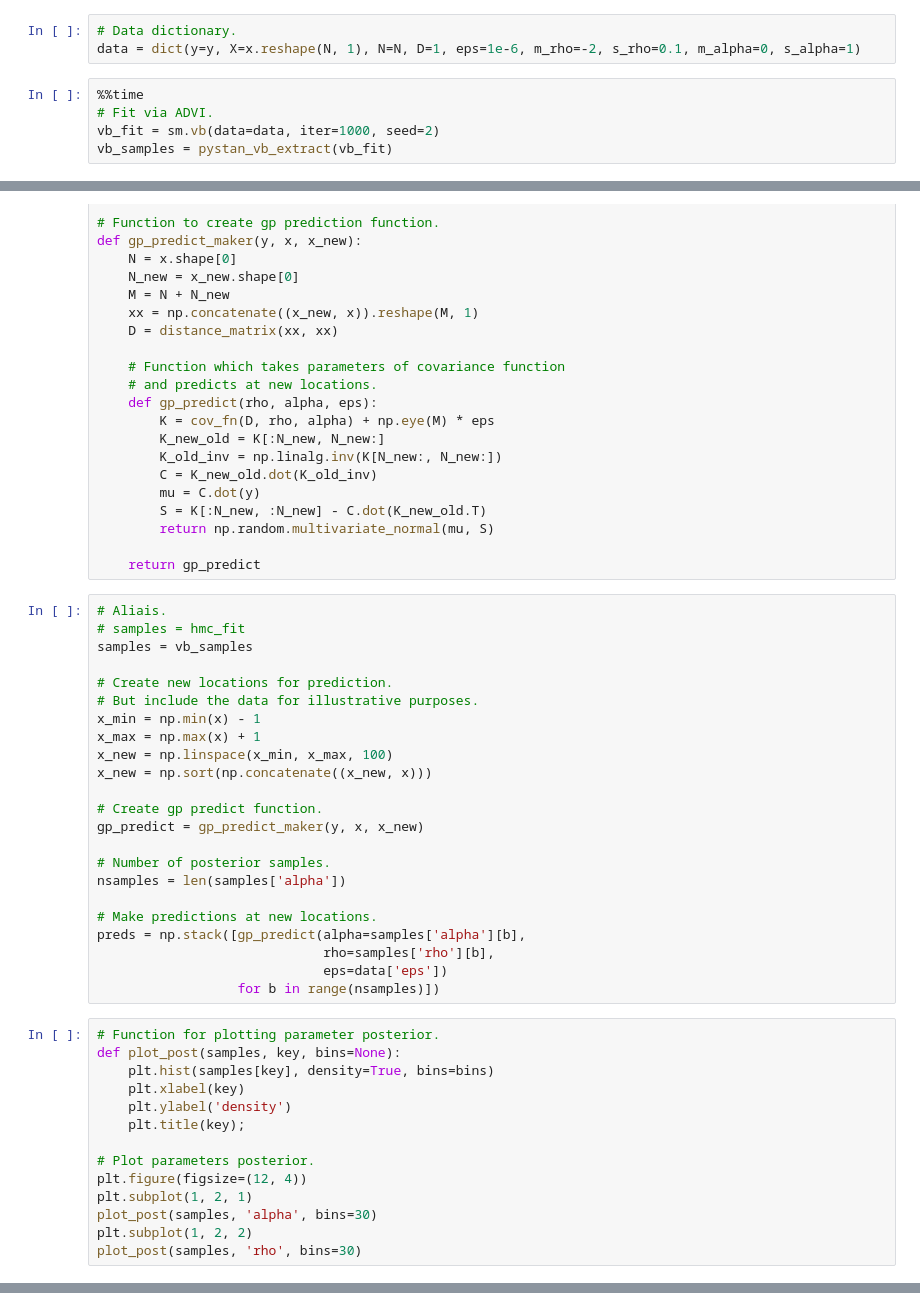
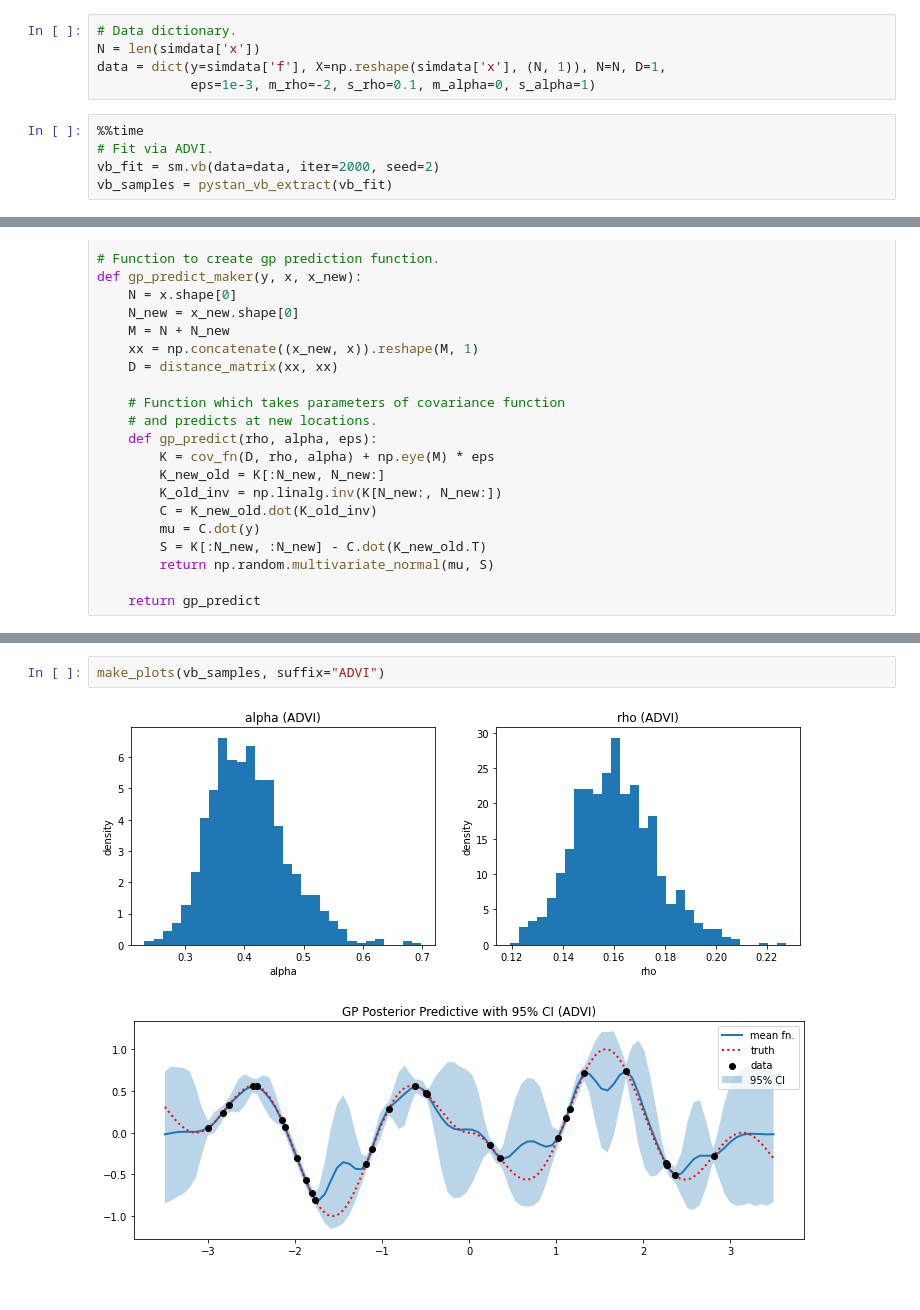
Before and after one commit to luiarthur/TuringBnpBenchmarks, a Jupyter notebook: src/gp/notebooks/gp_stan.ipynb, the cells around one changed output, grey strips where cells are left out. Cells and saved outputs as stored; diff of their text form.

```diff
--- a/src/gp/notebooks/gp_stan.ipynb
+++ b/src/gp/notebooks/gp_stan.ipynb
@@ -104,10 +94,12 @@ plt.legend();
 # %%
 # Data dictionary.
-data = dict(y=y, X=x.reshape(N, 1), N=N, D=1, eps=1e-6, m_rho=-2, s_rho=0.1, m_alpha=0, s_alpha=1)
+N = len(simdata['x'])
+data = dict(y=simdata['f'], X=np.reshape(simdata['x'], (N, 1)), N=N, D=1,
+            eps=1e-3, m_rho=-2, s_rho=0.1, m_alpha=0, s_alpha=1)
 # %%
 %%time
 # Fit via ADVI.
-vb_fit = sm.vb(data=data, iter=1000, seed=2)
+vb_fit = sm.vb(data=data, iter=2000, seed=2)
 vb_samples = pystan_vb_extract(vb_fit)
 # %% [output]
 WARNING:pystan:Automatic Differentiation Variational Inference (ADVI) is an EXPERIMENTAL ALGORITHM.
@@ -144,40 +148,3 @@ def gp_predict_maker(y, x, x_new):
         return np.random.multivariate_normal(mu, S)
 
     return gp_predict
-# %%
-# Aliais.
-# samples = hmc_fit
-samples = vb_samples
-
-# Create new locations for prediction.
-# But include the data for illustrative purposes.
-x_min = np.min(x) - 1
-x_max = np.max(x) + 1
-x_new = np.linspace(x_min, x_max, 100)
-x_new = np.sort(np.concatenate((x_new, x)))
-
-# Create gp predict function.
-gp_predict = gp_predict_maker(y, x, x_new)
-
-# Number of posterior samples.
-nsamples = len(samples['alpha'])
-
-# Make predictions at new locations.
-preds = np.stack([gp_predict(alpha=samples['alpha'][b],
-                             rho=samples['rho'][b],
-                             eps=data['eps'])
-                  for b in range(nsamples)])
-# %%
-# Function for plotting parameter posterior.
-def plot_post(samples, key, bins=None):
-    plt.hist(samples[key], density=True, bins=bins)
-    plt.xlabel(key)
-    plt.ylabel('density')
-    plt.title(key);
-
-# Plot parameters posterior.
-plt.figure(figsize=(12, 4))
-plt.subplot(1, 2, 1)
-plot_post(samples, 'alpha', bins=30)
-plt.subplot(1, 2, 2)
-plot_post(samples, 'rho', bins=30)
@@ -199,0 +209,5 @@ plt.legend();
+# %%
+make_plots(vb_samples, suffix="ADVI")
+# %% [output]
+[figure, added]
+[figure, added]
```
Also changed, not shown: parts of 13 cells of this notebook, 3 other files.
